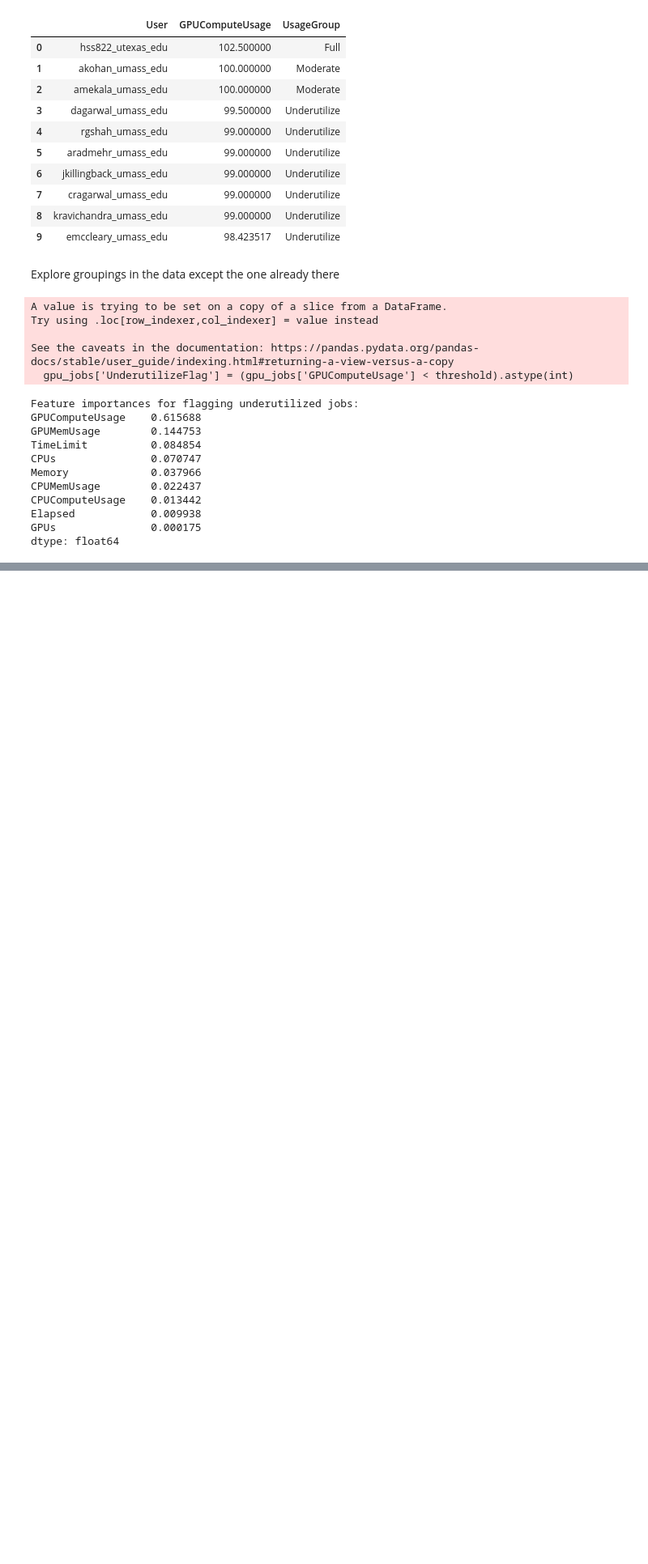
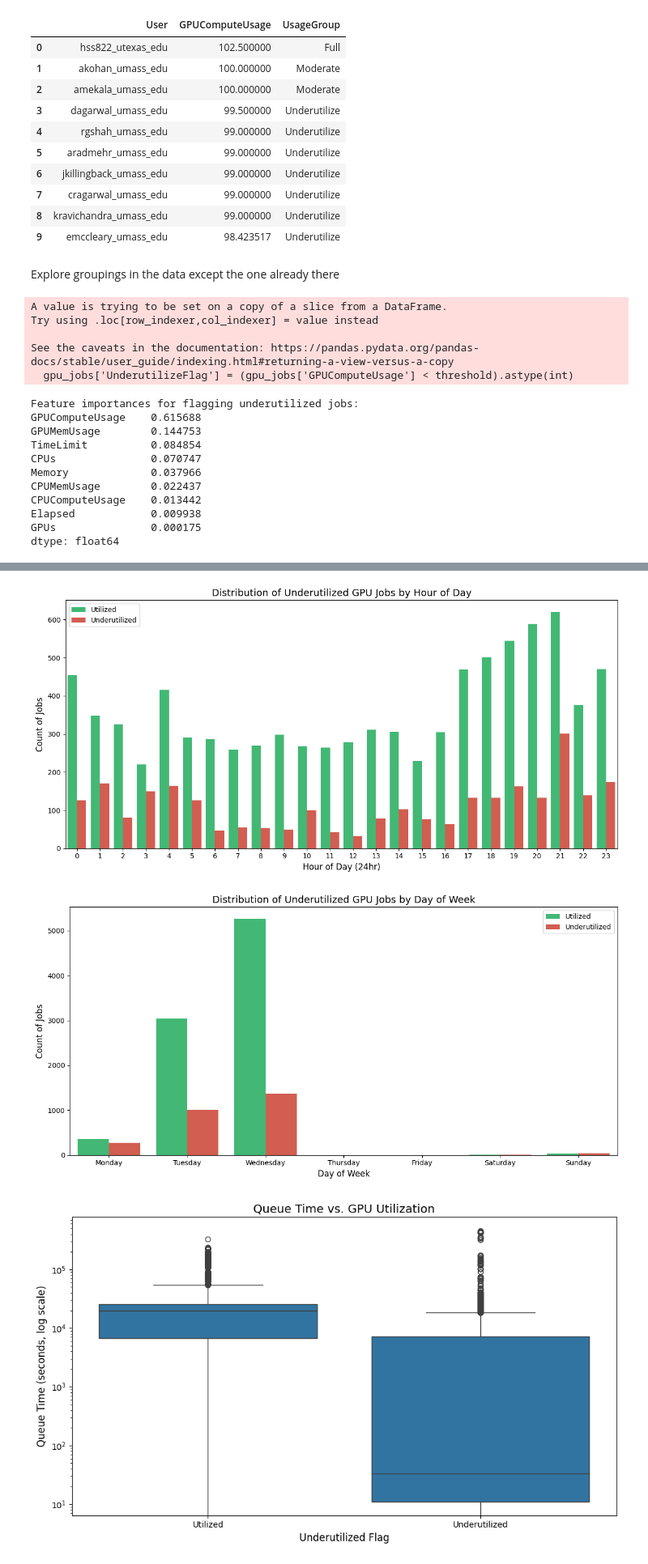
Before and after one commit to codoom1/unity_job_analytics, a Jupyter notebook: notebooks/explore.ipynb, the cells around one changed output, grey strips where cells are left out. Shown at 81% size. Saved outputs shown, nothing was run; the diff lists cells and outputs as text; code cells hidden in the pictures; blank space fills up the shorter version.

```diff
--- a/notebooks/explore.ipynb
+++ b/notebooks/explore.ipynb
@@ -297,0 +323,54 @@ dtype: float64
+# %%
+# Visualization 1: Underutilized jobs by time-related metrics
+# Create a copy with datetime conversions
+gpu_time_analysis = gpu_jobs.copy()
+
+# Convert string times to datetime objects
+gpu_time_analysis['SubmitTime'] = pd.to_datetime(gpu_time_analysis['SubmitTime'])
+gpu_time_analysis['StartTime'] = pd.to_datetime(gpu_time_analysis['StartTime'])
+gpu_time_analysis['EndTime'] = pd.to_datetime(gpu_time_analysis['EndTime'])
+
+# Calculate time in queue (wait time)
+gpu_time_analysis['QueueTime'] = (gpu_time_analysis['StartTime'] - gpu_time_analysis['SubmitTime']).dt.total_seconds()
+
+# Extract hour of day and day of week for start time
+gpu_time_analysis['StartHour'] = gpu_time_analysis['StartTime'].dt.hour
+gpu_time_analysis['StartDayOfWeek'] = gpu_time_analysis['StartTime'].dt.dayofweek
+
+# Plot 1: Underutilized jobs distribution by hour of day
+plt.figure(figsize=(12, 6))
+ax = sns.countplot(x='StartHour', hue='UnderutilizeFlag', data=gpu_time_analysis, palette=['#2ecc71', '#e74c3c'])
+plt.title('Distribution of Underutilized GPU Jobs by Hour of Day', fontsize=14)
+plt.xlabel('Hour of Day (24hr)', fontsize=12)
+plt.ylabel('Count of Jobs', fontsize=12)
+plt.legend(['Utilized', 'Underutilized'])
+plt.tight_layout()
+plt.show()
+
+# Plot 2: Underutilized jobs distribution by day of week
+days = ['Monday', 'Tuesday', 'Wednesday', 'Thursday', 'Friday', 'Saturday', 'Sunday']
+plt.figure(figsize=(12, 6))
+ax = sns.countplot(x='StartDayOfWeek', hue='UnderutilizeFlag', data=gpu_time_analysis, palette=['#2ecc71', '#e74c3c'])
+plt.title('Distribution of Underutilized GPU Jobs by Day of Week', fontsize=14)
+plt.xlabel('Day of Week', fontsize=12)
+plt.ylabel('Count of Jobs', fontsize=12)
+plt.xticks(ticks=range(7), labels=days)
+plt.legend(['Utilized', 'Underutilized'])
+plt.tight_layout()
+plt.show()
+
+# Plot 3: Relationship between queue time and underutilization
+plt.figure(figsize=(10, 6))
+# Log scale for better visualization if there are outliers
+sns.boxplot(x='UnderutilizeFlag', y='QueueTime', data=gpu_time_analysis)
+plt.title('Queue Time vs. GPU Utilization', fontsize=14)
+plt.xlabel('Underutilized Flag', fontsize=12)
+plt.ylabel('Queue Time (seconds, log scale)', fontsize=12)
+plt.yscale('log')
+plt.xticks(ticks=[0, 1], labels=['Utilized', 'Underutilized'])
+plt.tight_layout()
+plt.show()
+# %% [output]
+[figure, added]
+[figure, added]
+[figure, added]
```
Also changed, not shown: parts of 26 cells of this notebook, 20 other files.
